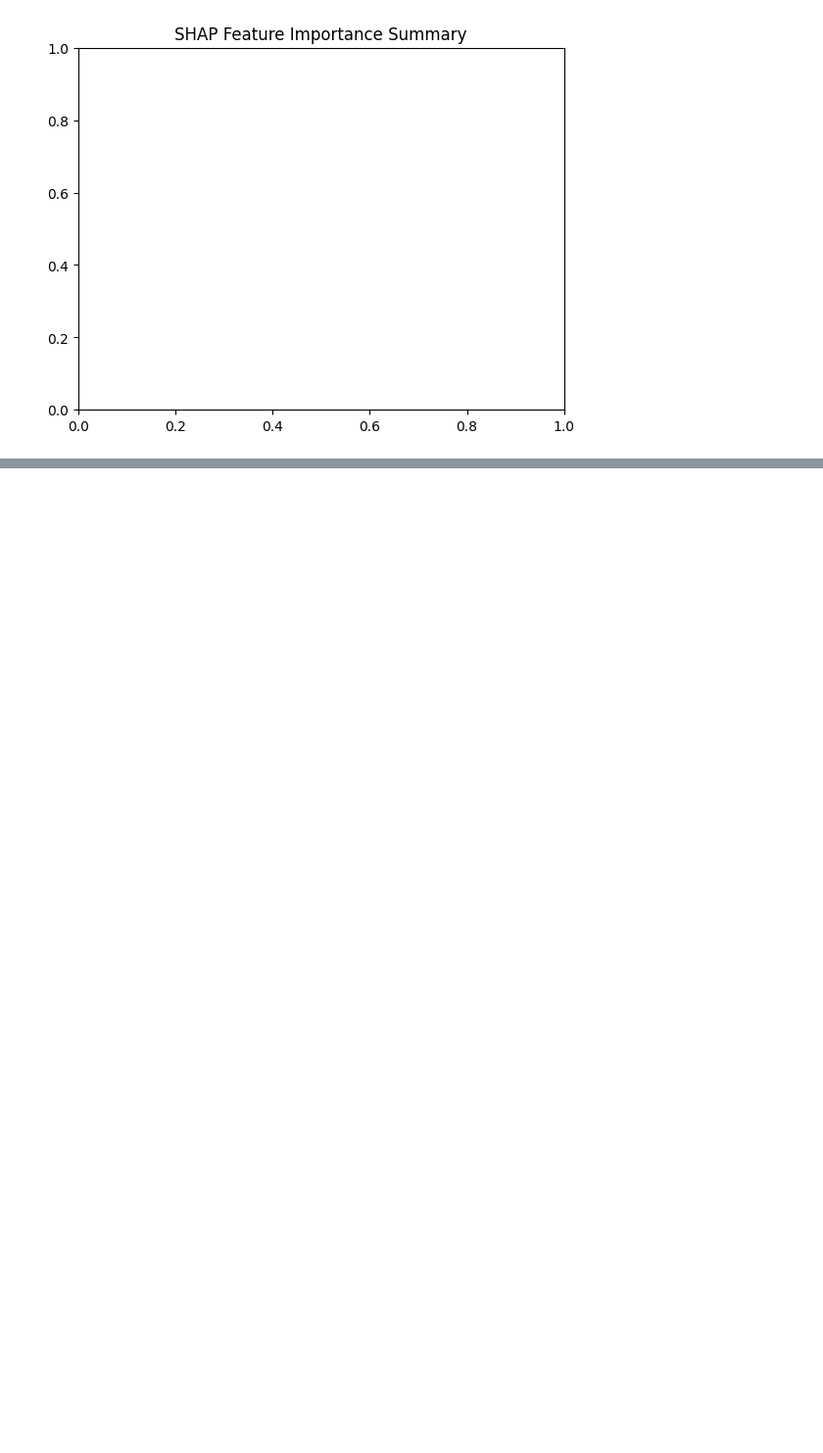
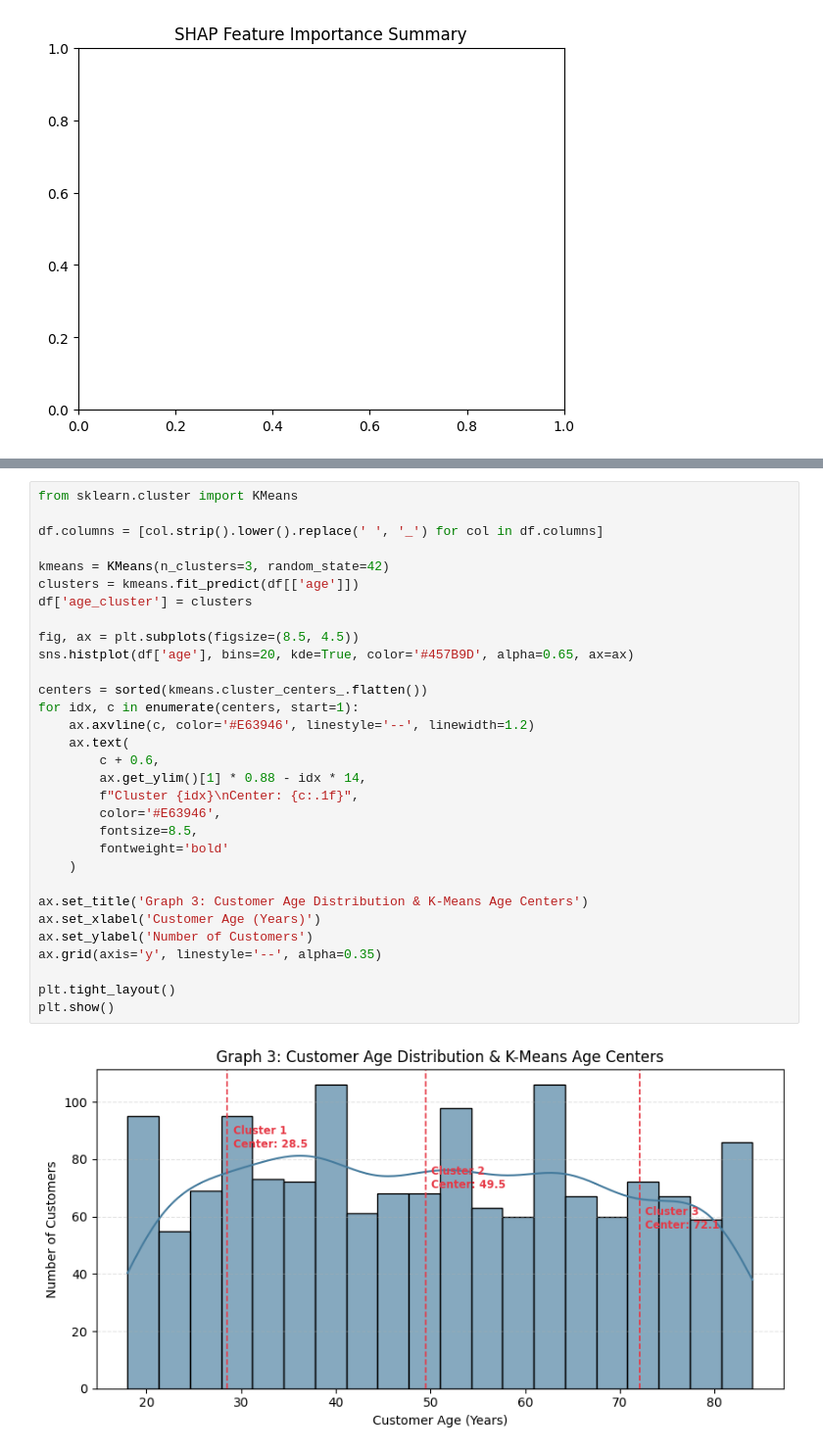
Before and after one commit to bhagyashrithombre/womensclothing, a Jupyter notebook: womens_clothing_pipeline.ipynb, the cells around one changed output, grey strips where cells are left out. Shown at 98% size. Drawn from its saved outputs; the diff is of its cells as text; blank space fills up the shorter version.

```diff
--- a/womens_clothing_pipeline.ipynb
+++ b/womens_clothing_pipeline.ipynb
@@ -459,0 +797,33 @@ plt.show()
+# %%
+from sklearn.cluster import KMeans
+
+df.columns = [col.strip().lower().replace(' ', '_') for col in df.columns]
+
+kmeans = KMeans(n_clusters=3, random_state=42)
+clusters = kmeans.fit_predict(df[['age']])
+df['age_cluster'] = clusters
+
+fig, ax = plt.subplots(figsize=(8.5, 4.5))
+sns.histplot(df['age'], bins=20, kde=True, color='#457B9D', alpha=0.65, ax=ax)
+
+centers = sorted(kmeans.cluster_centers_.flatten())
+for idx, c in enumerate(centers, start=1):
+    ax.axvline(c, color='#E63946', linestyle='--', linewidth=1.2)
+    ax.text(
+        c + 0.6,
+        ax.get_ylim()[1] * 0.88 - idx * 14,
+        f"Cluster {idx}\nCenter: {c:.1f}",
+        color='#E63946',
+        fontsize=8.5,
+        fontweight='bold'
+    )
+
+ax.set_title('Graph 3: Customer Age Distribution & K-Means Age Centers')
+ax.set_xlabel('Customer Age (Years)')
+ax.set_ylabel('Number of Customers')
+ax.grid(axis='y', linestyle='--', alpha=0.35)
+
+plt.tight_layout()
+plt.show()
+# %% [output]
+[figure, added]
```
Also changed, not shown: parts of 20 cells of this notebook.
